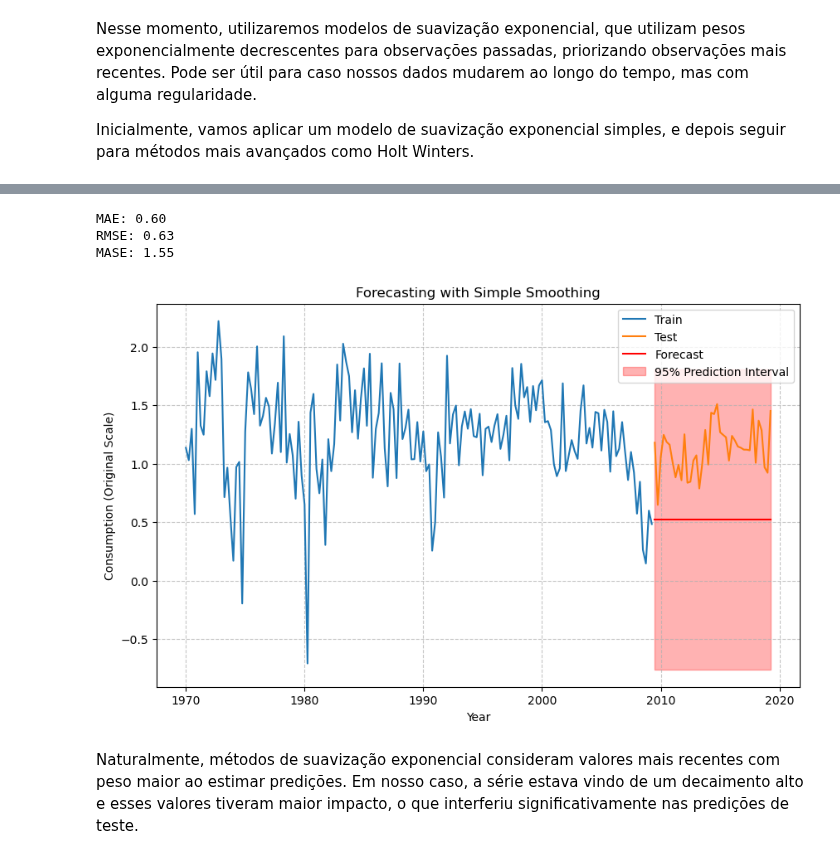
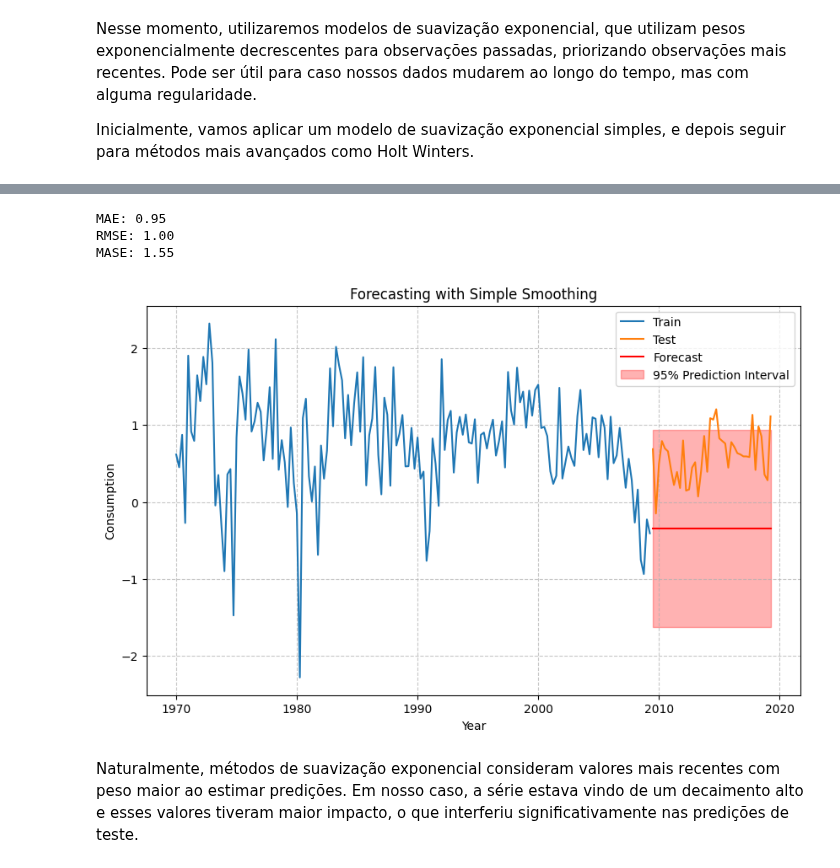
Before and after one commit to ramalhogs/Series_temporais_A2, a Jupyter notebook: exponential_smoothing.ipynb, the cells around one changed output, grey strips where cells are left out. Saved outputs shown, nothing was run; the diff lists cells and outputs as text; code cells hidden in the pictures.

```diff
--- a/exponential_smoothing.ipynb
+++ b/exponential_smoothing.ipynb
@@ -32,21 +43,7 @@ df['Quarter'] = df['Quarter'].apply(convert_to_period)
 flt = (df["Quarter"] >= "1970Q1") & (df["Quarter"] <= "2019Q2")
 Consumption = df[["Quarter", "Consumption"]][flt]
 Consumption.set_index("Quarter", inplace=True)
-
-
-# Apply Z-Score Normalization
-scaler = StandardScaler()
-Consumption["Consumption"] = scaler.fit_transform(Consumption[["Consumption"]])
-
-# Ensure it is a Series and set a compatible index (PeriodIndex)
-Consumption.index = pd.PeriodIndex(Consumption.index, freq="Q")
-Consumption = Consumption["Consumption"]  # Convert to pandas Series
 # %%
-flt = (df["Quarter"] >= "1970Q1") & (df["Quarter"] <= "2019Q2")
-Consumption = df[["Quarter", "Consumption"]][flt]
-Consumption.set_index("Quarter", inplace=True)
-
-
 def mean_absolute_scaled_error(y_true, y_pred, y_train):
     """
     Função para calcular o MASE (Mean Absolute Scaled Error).
@@ -61,7 +58,7 @@ def fit_and_plot_smoothing(dataset, model_type="simple", seasonal="add", trend="
     Function to fit an exponential smoothing strategy and plot the results,
     including the calculation of MAE, RMSE, and MASE.
     """
-    # Dividindo o dataset em treino e teste
+
     train, test = dataset[:-40], dataset[-40:]
 
     # Escolha do modelo de suavização exponencial
@@ -72,64 +69,46 @@ def fit_and_plot_smoothing(dataset, model_type="simple", seasonal="add", trend="
     elif model_type == "holt_winters":
         model = ExponentialSmoothing(train, trend=trend, seasonal=seasonal, seasonal_periods=seasonal_periods).fit()
     elif model_type == "state_space":
         model = UnobservedComponents(train, level='local level').fit()
 
-    # Previsão
+    # Previsão e cálculo do intervalo de confiança
     y_pred = model.forecast(len(test))
     residuals = train - model.fittedvalues
     pred_std = np.std(residuals)  # Desvio padrão dos resíduos
     conf_interval = 1.96 * pred_std  # Intervalo de 95% assumindo normalidade
 
-    # Revertendo dados para a escala original
-    y_pred_original = pd.Series(
-        scaler.inverse_transform(y_pred.values.reshape(-1, 1)).flatten(),
-        index=y_pred.index
-    )
-    test_original = pd.Series(
-        scaler.inverse_transform(test.values.reshape(-1, 1)).flatten(),
-        index=test.index
-    )
-    train_original = pd.Series(
-        scaler.inverse_transform(train.values.reshape(-1, 1)).flatten(),
-        index=train.index
-    )
-
-    # Cálculo de métricas de erro na escala original
-    mae = mean_absolute_error(test_original, y_pred_original)
-    rmse = np.sqrt(mean_squared_error(test_original, y_pred_original))
-    mase = mean_absolute_scaled_error(test_original, y_pred_original, train_original)
+    # Cálculo de métricas de erro
+    mae = mean_absolute_error(test, y_pred)
+    rmse = np.sqrt(mean_squared_error(test, y_pred))
+    mase = mean_absolute_scaled_error(test, y_pred, train)
 
     print(f"MAE: {mae:.2f}")
     print(f"RMSE: {rmse:.2f}")
     print(f"MASE: {mase:.2f}")
 
     # Plotando série e intervalo de confiança
     plt.figure(figsize=(10, 6))
-    plt.plot(train_original.index, train_original, label="Train")
-    plt.plot(test_original.index, test_original, label="Test")
-    plt.plot(test_original.index, y_pred_original, label="Forecast", color="red")
-    plt.fill_between(test_original.index,
-                     y_pred_original - conf_interval,
-                     y_pred_original + conf_interval,
-                     color='red', alpha=0.3, label="95% Prediction Interval")
+    plt.plot(train.index, train, label="Train")
+    plt.plot(test.index, test, label="Test")
+    plt.plot(test.index, y_pred, label="Forecast", color="red")
+    plt.fill_between(test.index, y_pred - conf_interval, y_pred + conf_interval, color='red', alpha=0.3, label="95% Prediction Interval")
     plt.legend()
     plt.title(f"Forecasting with {model_type.capitalize()} Smoothing")
     plt.xlabel("Year")
-    plt.ylabel("Consumption (Original Scale)")
+    plt.ylabel("Consumption")
     plt.grid(linestyle='--', alpha=0.7, zorder=5)
     plt.show()
-
 
 # Convertendo o índice para formato de data (para garantir compatibilidade)
 Consumption.index = pd.to_datetime(Consumption.index.to_timestamp())
 
 # Aplicando os modelos
 fit_and_plot_smoothing(Consumption["Consumption"], model_type="simple")
 # %% [output]
-MAE: 0.60
-RMSE: 0.63
+MAE: 0.95
+RMSE: 1.00
 MASE: 1.55
-[figure, old version]
+[figure, new version]
 # %% [markdown]
 Naturalmente, métodos de suavização exponencial consideram valores mais recentes com peso maior ao estimar predições. Em nosso caso, a série estava vindo de um decaimento alto e esses valores tiveram maior impacto, o que interferiu significativamente nas predições de teste.
 # %%
```
Also changed, not shown: parts of 4 cells of this notebook.
